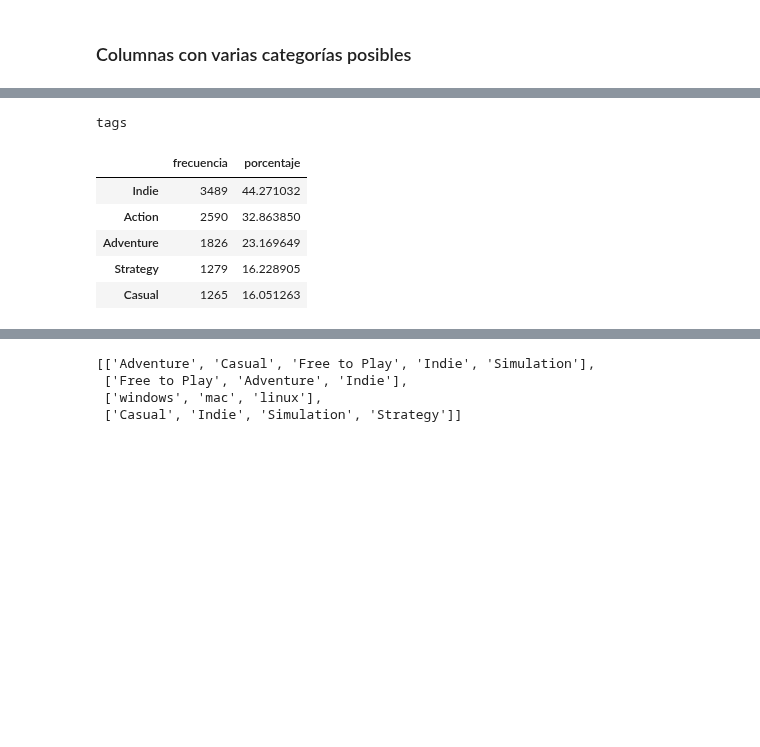
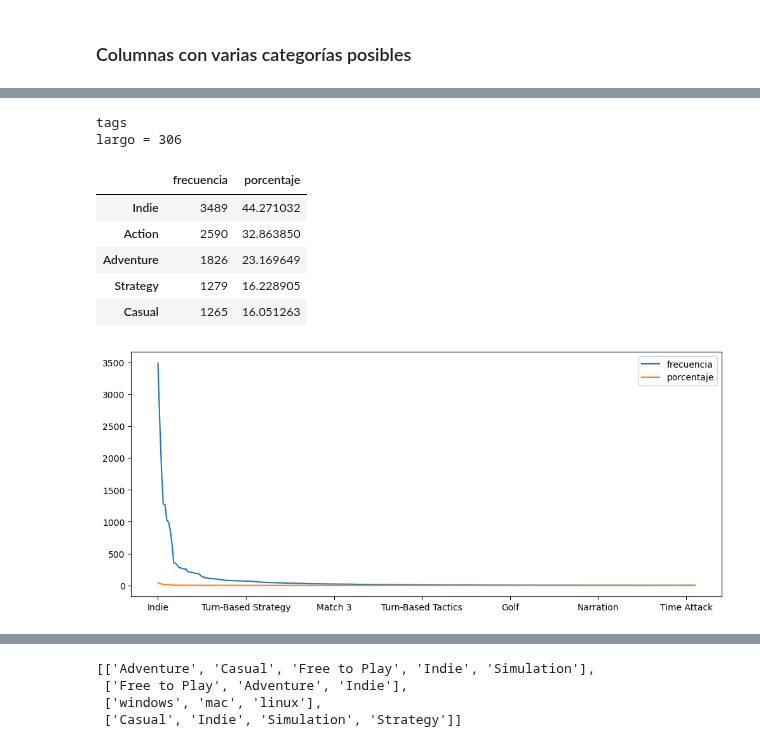
Before and after one commit to camilocarvajalreyes/laboratorios-MDS7202, a Jupyter notebook: Proyecto/borrador_EDA.ipynb, the cells around one changed output, grey strips where cells are left out. Drawn from its saved outputs; the diff is of its cells as text; code cells hidden in the pictures; blank space fills up the shorter version.

```diff
--- a/Proyecto/borrador_EDA.ipynb
+++ b/Proyecto/borrador_EDA.ipynb
@@ -154,11 +168,16 @@ genres
 # %%
 print('tags')
-categorias(df_train,'tags').head()
+df_freq = categorias(df_train,'tags')
+print('largo = {}'.format(len(df_freq)))
+df_freq.plot(figsize=(12,5))
+df_freq.head()
 # %% [output]
 tags
+largo = 306
 |  | frecuencia | porcentaje |
 | Indie | 3489 | 44.271032 |
 | Action | 2590 | 32.863850 |
 | Adventure | 1826 | 23.169649 |
 | Strategy | 1279 | 16.228905 |
 | Casual | 1265 | 16.051263 |
+[figure, added]
```
Also changed, not shown: parts of 7 cells of this notebook, 1 other file.
